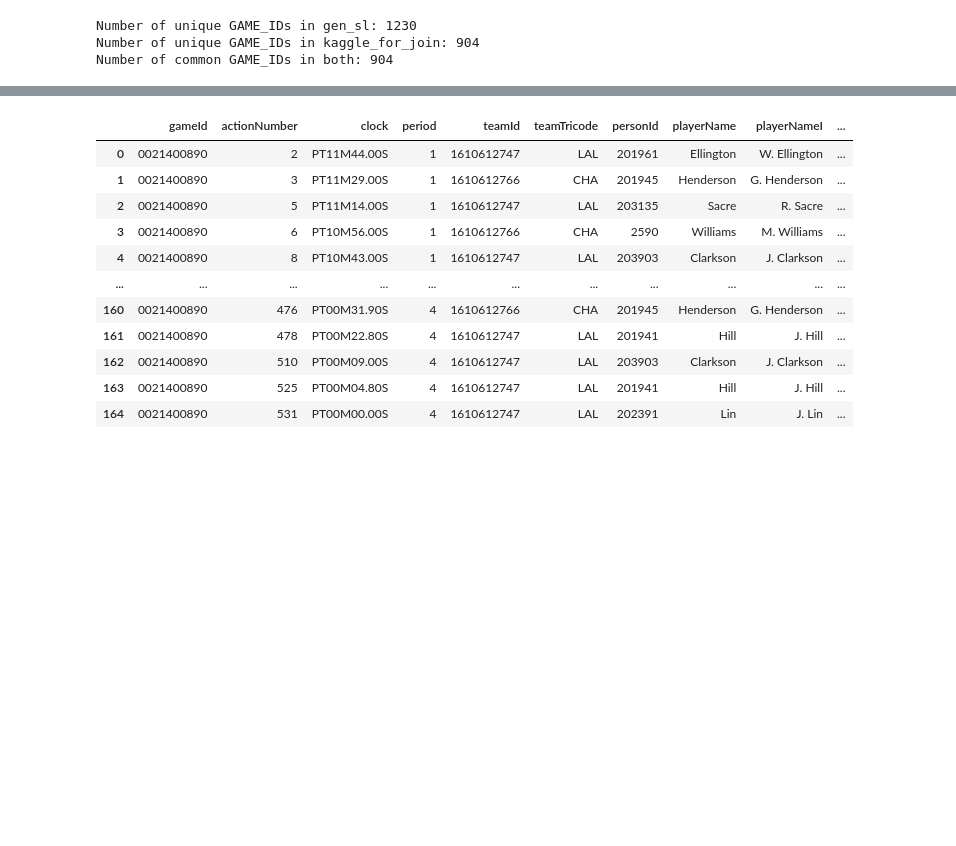
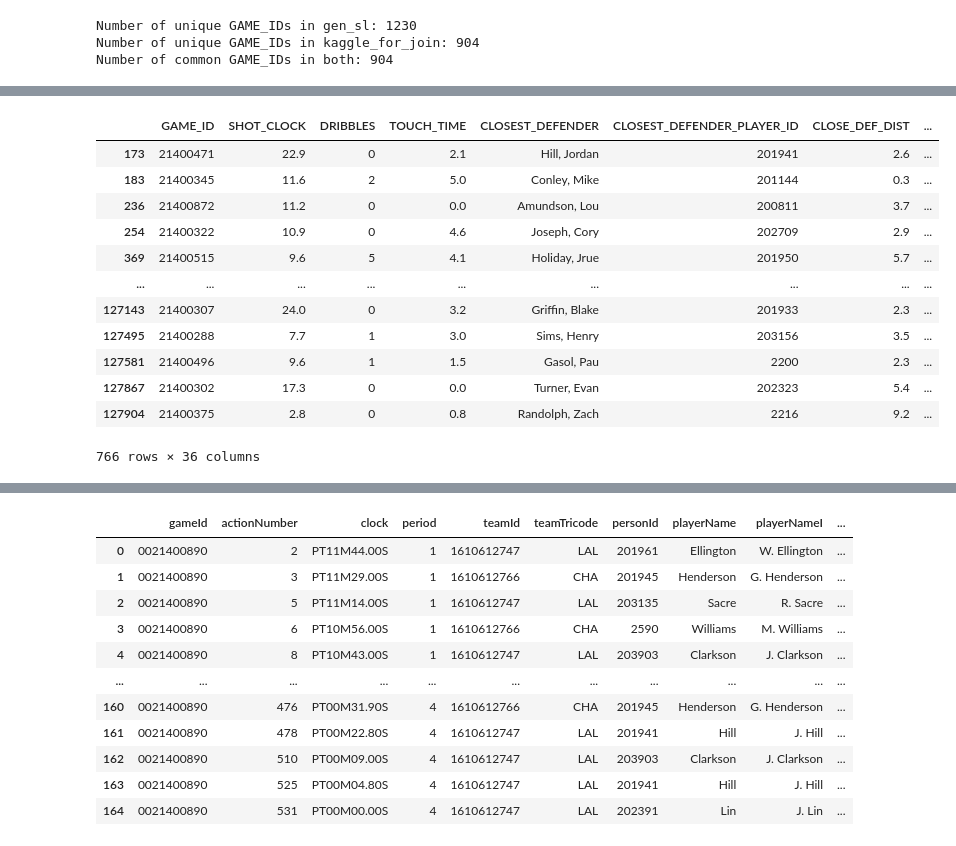
Before and after one commit to BigBabik/Shotpred, a Jupyter notebook: notebooks/dataworks.ipynb, the cells around one changed output, grey strips where cells are left out. Cells and saved outputs as stored; diff of their text form; code cells hidden in the pictures; blank space fills up the shorter version.

```diff
--- a/notebooks/dataworks.ipynb
+++ b/notebooks/dataworks.ipynb
@@ -104,0 +81,7 @@ game_gen_sl = gen_sl[gen_sl.GAME_ID == 21400890][['GAME_ID', 'ABS_TIME']].sort_v
+# %%
+kaggle_for_join = kaggle_for_join.sort_values(by=['absolute_game_time']).reset_index(drop=True)
+# %%
+gen_sl = gen_sl.sort_values(by=['absolute_game_time']).reset_index(drop=True)
+gen_sl['gen_sl_time_copy'] = gen_sl['absolute_game_time']
+# %%
+merged = pd.merge_asof(kaggle_for_join, gen_sl, on='absolute_game_time',left_by=['player_id', 'GAME_ID'], right_by=['PLAYER_ID', 'GAME_ID'],  direction='nearest', suffixes=['_kaggle', '_shot_logs'], tolerance=5) #,left_by=['player_id', 'GAME_ID'], right_by=['PLAYER_ID', 'GAME_ID'],
@@ -104,0 +98,2 @@ game_gen_sl = gen_sl[gen_sl.GAME_ID == 21400890][['GAME_ID', 'ABS_TIME']].sort_v
+# %%
+not_merged = merged[merged.gen_sl_time_copy.isna()]
@@ -104,0 +110,16 @@ game_gen_sl = gen_sl[gen_sl.GAME_ID == 21400890][['GAME_ID', 'ABS_TIME']].sort_v
+# %%
+not_merged
+# %% [output]
+|  | GAME_ID | SHOT_CLOCK | DRIBBLES | TOUCH_TIME | CLOSEST_DEFENDER | CLOSEST_DEFENDER_PLAYER_ID | CLOSE_DEF_DIST | ... |
+| 173 | 21400471 | 22.9 | 0 | 2.1 | Hill, Jordan | 201941 | 2.6 | ... |
+| 183 | 21400345 | 11.6 | 2 | 5.0 | Conley, Mike | 201144 | 0.3 | ... |
+| 236 | 21400872 | 11.2 | 0 | 0.0 | Amundson, Lou | 200811 | 3.7 | ... |
+| 254 | 21400322 | 10.9 | 0 | 4.6 | Joseph, Cory | 202709 | 2.9 | ... |
+| 369 | 21400515 | 9.6 | 5 | 4.1 | Holiday, Jrue | 201950 | 5.7 | ... |
+| ... | ... | ... | ... | ... | ... | ... | ... | ... |
+| 127143 | 21400307 | 24.0 | 0 | 3.2 | Griffin, Blake | 201933 | 2.3 | ... |
+| 127495 | 21400288 | 7.7 | 1 | 3.0 | Sims, Henry | 203156 | 3.5 | ... |
+| 127581 | 21400496 | 9.6 | 1 | 1.5 | Gasol, Pau | 2200 | 2.3 | ... |
+| 127867 | 21400302 | 17.3 | 0 | 0.0 | Turner, Evan | 202323 | 5.4 | ... |
+| 127904 | 21400375 | 2.8 | 0 | 0.8 | Randolph, Zach | 2216 | 9.2 | ... |
+766 rows × 36 columns
```
Also changed, not shown: parts of 31 cells of this notebook.
